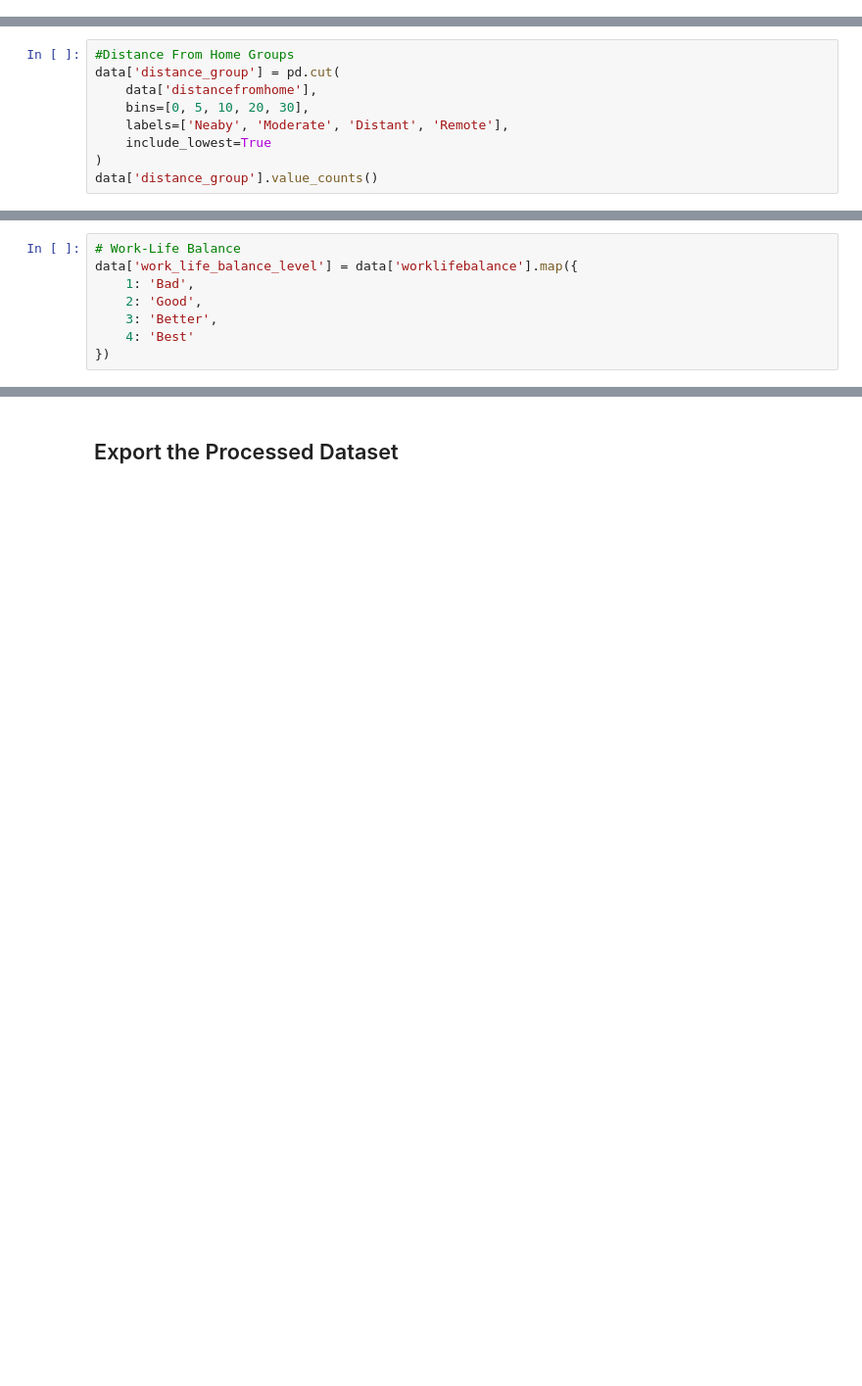
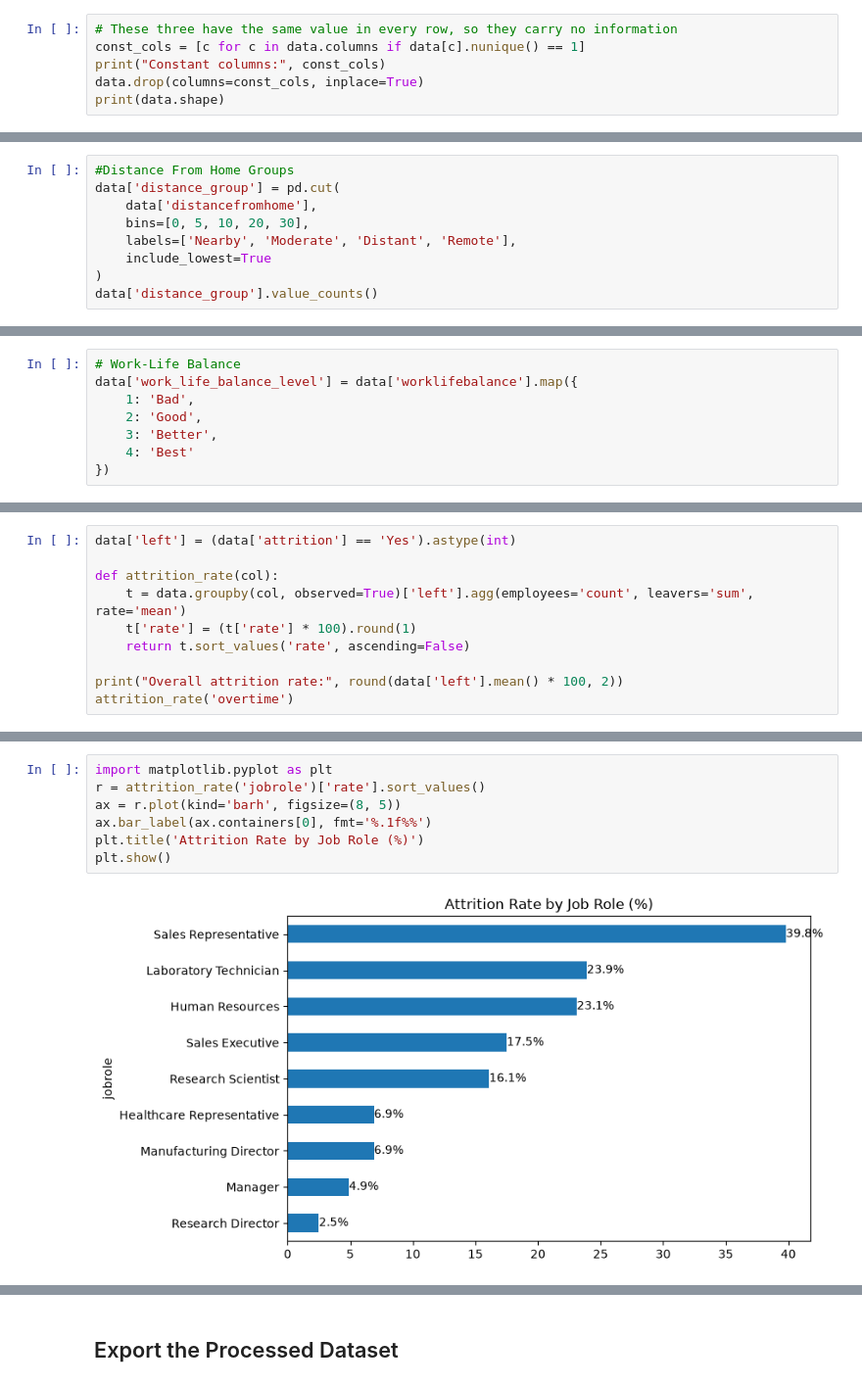
Before and after one commit to anjalikumari6246/HR-Analytics-Employee-Retention, a Jupyter notebook: notebooks/employee_attrition_analysis.ipynb, the cells around one changed output, grey strips where cells are left out. Shown at 98% size. Cells and saved outputs as stored; diff of their text form; blank space fills up the shorter version.

```diff
--- a/notebooks/employee_attrition_analysis.ipynb
+++ b/notebooks/employee_attrition_analysis.ipynb
@@ -303,3 +303,9 @@ plt.show()
 [figure]
 # %% [markdown]
 ## Feature Engineering
+# %%
+# These three have the same value in every row, so they carry no information
+const_cols = [c for c in data.columns if data[c].nunique() == 1]
+print("Constant columns:", const_cols)
+data.drop(columns=const_cols, inplace=True)
+print(data.shape)
@@ -364,7 +373,7 @@ Name: count, dtype: int64
 data['distance_group'] = pd.cut(
     data['distancefromhome'],
     bins=[0, 5, 10, 20, 30],
-    labels=['Neaby', 'Moderate', 'Distant', 'Remote'],
+    labels=['Nearby', 'Moderate', 'Distant', 'Remote'],
     include_lowest=True
 )
 data['distance_group'].value_counts()
@@ -455,0 +467,10 @@ print(data[[
+# %%
+data['left'] = (data['attrition'] == 'Yes').astype(int)
+
+def attrition_rate(col):
+    t = data.groupby(col, observed=True)['left'].agg(employees='count', leavers='sum', rate='mean')
+    t['rate'] = (t['rate'] * 100).round(1)
+    return t.sort_values('rate', ascending=False)
+
+print("Overall attrition rate:", round(data['left'].mean() * 100, 2))
+attrition_rate('overtime')
@@ -455,0 +514,9 @@ print(data[[
+# %%
+import matplotlib.pyplot as plt
+r = attrition_rate('jobrole')['rate'].sort_values()
+ax = r.plot(kind='barh', figsize=(8, 5))
+ax.bar_label(ax.containers[0], fmt='%.1f%%')
+plt.title('Attrition Rate by Job Role (%)')
+plt.show()
+# %% [output]
+[figure, added]
```
Also changed, not shown: parts of 25 cells of this notebook.
